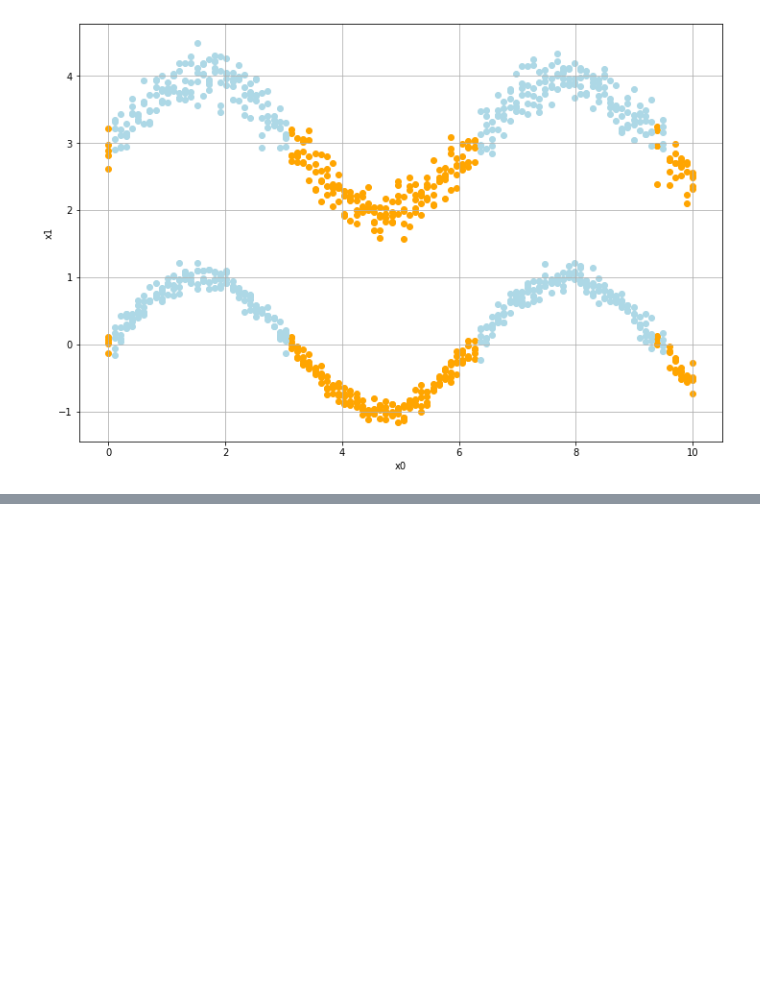
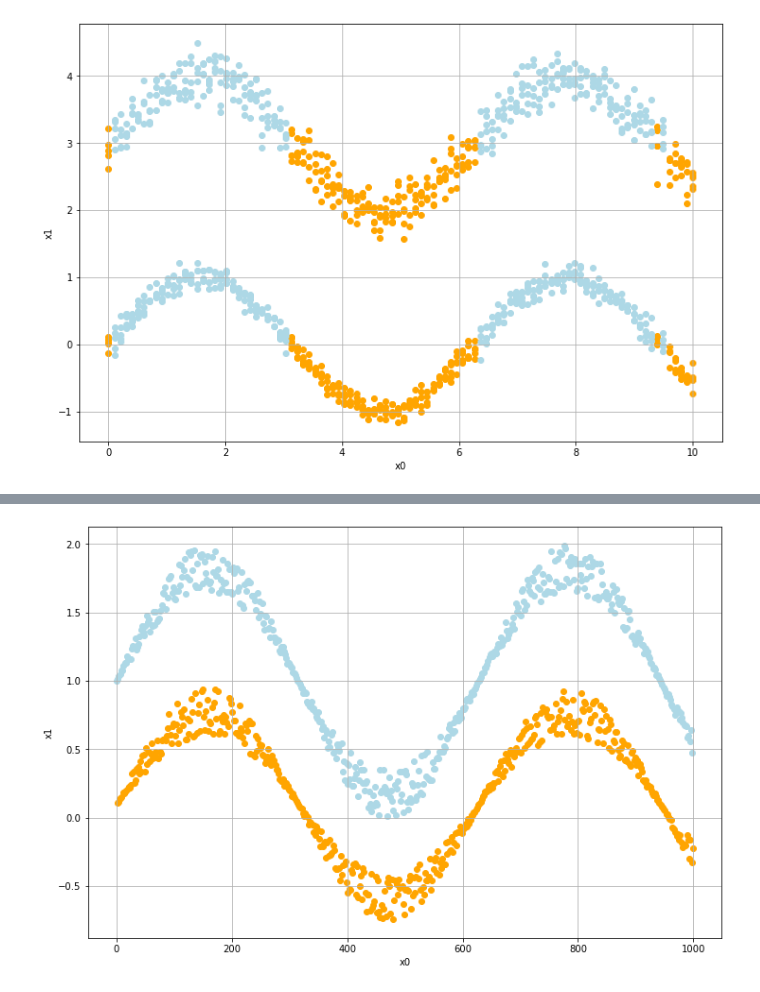
Before and after one commit to oscarm524/DATA-445, a Jupyter notebook: Chapter7/Chapter7.ipynb, the cells around one changed output, grey strips where cells are left out. Cells and saved outputs as stored; diff of their text form; code cells hidden in the pictures; blank space fills up the shorter version.

```diff
--- a/Chapter7/Chapter7.ipynb
+++ b/Chapter7/Chapter7.ipynb
@@ -370,0 +397,31 @@ for c in sine_dataset['spectral_cluster'].unique():
+# %%
+from sklearn.preprocessing import MinMaxScaler
+from sklearn.cluster import KMeans
+from sklearn.cluster import SpectralClustering
+
+## Standardizing the data
+scaler = MinMaxScaler().fit(X)
+X = scaler.transform(X)
+
+## Fitting spectral clustering with 2 clusters
+spectral_clustering = SpectralClustering(n_clusters = 2, affinity = 'nearest_neighbors').fit(X)
+spectral_clustering.labels_
+
+## Appending cluster to the sine dataset
+sine_dataset.loc[:, '2'] = spectral_clustering.labels_
+sine_dataset.columns = ['x', 'y', 'cluster']
+
+## Visualizing the data with cluster
+colors = ['lightblue', 'orange']
+
+plt.figure(figsize = (12, 8))
+plt.xlabel('x0')
+plt.ylabel('x1')
+plt.grid()
+
+for c in sine_dataset['cluster'].unique():
+
+        temp = sine_dataset[sine_dataset['cluster'] == c]
+        plt.scatter(temp['x'], temp['y'], color = colors[c])
+# %% [output]
+[figure, added]
```
Also changed, not shown: parts of 2 cells of this notebook.
